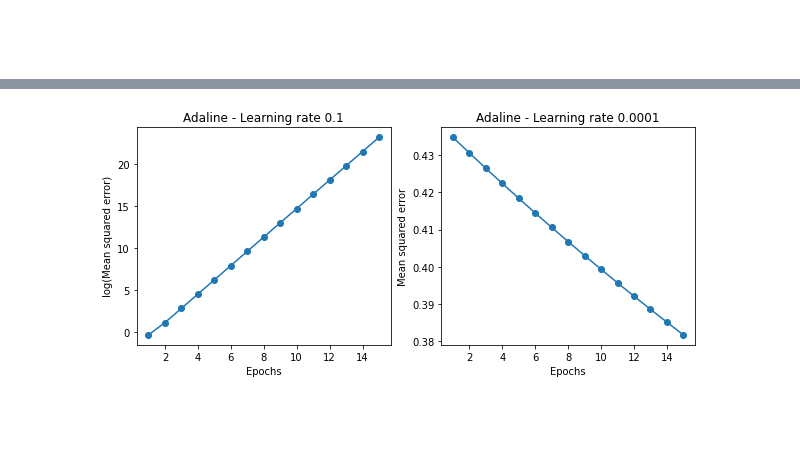
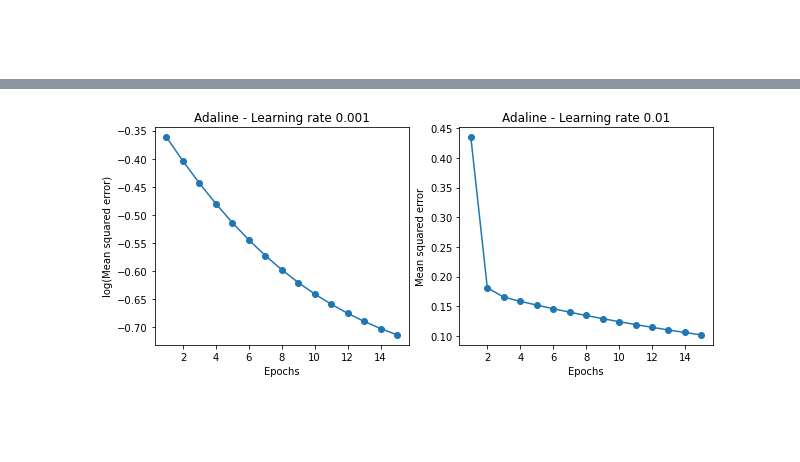
Before and after one commit to jquach12/machine-learning-book, a Jupyter notebook: ch02/ch02-jq.ipynb, the cells around one changed output, grey strips where cells are left out. Cells and saved outputs as stored; diff of their text form; code cells hidden in the pictures.

```diff
--- a/ch02/ch02-jq.ipynb
+++ b/ch02/ch02-jq.ipynb
@@ -176,17 +193,14 @@ import pandas as pd
 try:
     s = 'https://archive.ics.uci.edu/ml/machine-learning-databases/iris/iris.data'
     print('From URL:', s)
-    df = pd.read_csv(s,
-                     header=None,
-                     encoding='utf-8')
+    df = pd.read_csv(s, header=None, encoding='utf-8')
 
 except HTTPError:
     s = 'iris.data'
     print('From local Iris path:', s)
-    df = pd.read_csv(s,
-                     header=None,
-                     encoding='utf-8')
+    df = pd.read_csv(s, header=None, encoding='utf-8')
 
-df.tail()
+print(len(df))
+df.head(15)
 # %% [output]
 From URL: https://archive.ics.uci.edu/ml/machine-learning-databases/iris/iris.data
@@ -207,13 +232,20 @@ import matplotlib.pyplot as plt
 import numpy as np
 
 # select setosa and versicolor
-y = df.iloc[0:100, 4].values
+first_n_examples = 100
+label_column_index = 4
+y = df.iloc[0:first_n_examples, label_column_index].values
+print(y)
 y = np.where(y == 'Iris-setosa', 0, 1)
-
+print(y)
 # extract sepal length and petal length
+sepal_length_column_index = 0
+petal_length_column_index = 2
 X = df.iloc[0:100, [0, 2]].values
 
-# plot data
+X = df.iloc[0:first_n_examples, [sepal_length_column_index, petal_length_column_index]].values
+
+
 plt.scatter(X[:50, 0], X[:50, 1],
             color='red', marker='o', label='Setosa')
 plt.scatter(X[50:100, 0], X[50:100, 1],
@@ -233,7 +282,7 @@ plt.show()
 # %% [markdown]
 ### Training the perceptron model
 # %%
-ppn = Perceptron(eta=0.1, n_iter=10)
+ppn = Perceptron(eta=0.001, n_iter=20)
 
 ppn.fit(X, y)
 
@@ -339,7 +406,7 @@ class AdalineGD:
       Mean squared eror loss function values in each epoch.
 
     """
-    def __init__(self, eta=0.01, n_iter=50, random_state=1):
+    def __init__(self, eta=0.001, n_iter=50, random_state=1):
         self.eta = eta
         self.n_iter = n_iter
         self.random_state = random_state
@@ -400,22 +467,24 @@ class AdalineGD:
 # %%
 fig, ax = plt.subplots(nrows=1, ncols=2, figsize=(10, 4))
 
-ada1 = AdalineGD(n_iter=15, eta=0.1).fit(X, y)
+learning_rate_1 = 0.001
+learning_rate_2 = 0.01
+ada1 = AdalineGD(n_iter=15, eta=learning_rate_1).fit(X, y)
 ax[0].plot(range(1, len(ada1.losses_) + 1), np.log10(ada1.losses_), marker='o')
 ax[0].set_xlabel('Epochs')
 ax[0].set_ylabel('log(Mean squared error)')
-ax[0].set_title('Adaline - Learning rate 0.1')
+ax[0].set_title(f'Adaline - Learning rate {learning_rate_1}')
 
-ada2 = AdalineGD(n_iter=15, eta=0.0001).fit(X, y)
+ada2 = AdalineGD(n_iter=15, eta=learning_rate_2).fit(X, y)
 ax[1].plot(range(1, len(ada2.losses_) + 1), ada2.losses_, marker='o')
 ax[1].set_xlabel('Epochs')
 ax[1].set_ylabel('Mean squared error')
-ax[1].set_title('Adaline - Learning rate 0.0001')
+ax[1].set_title(f'Adaline - Learning rate {learning_rate_2}')
 
 # plt.savefig('images/02_11.png', dpi=300)
 plt.show()
 # %% [output]
-[figure, old version]
+[figure, new version]
 # %% [markdown]
 <br>
 <br>
```
Also changed, not shown: parts of 14 cells of this notebook.
